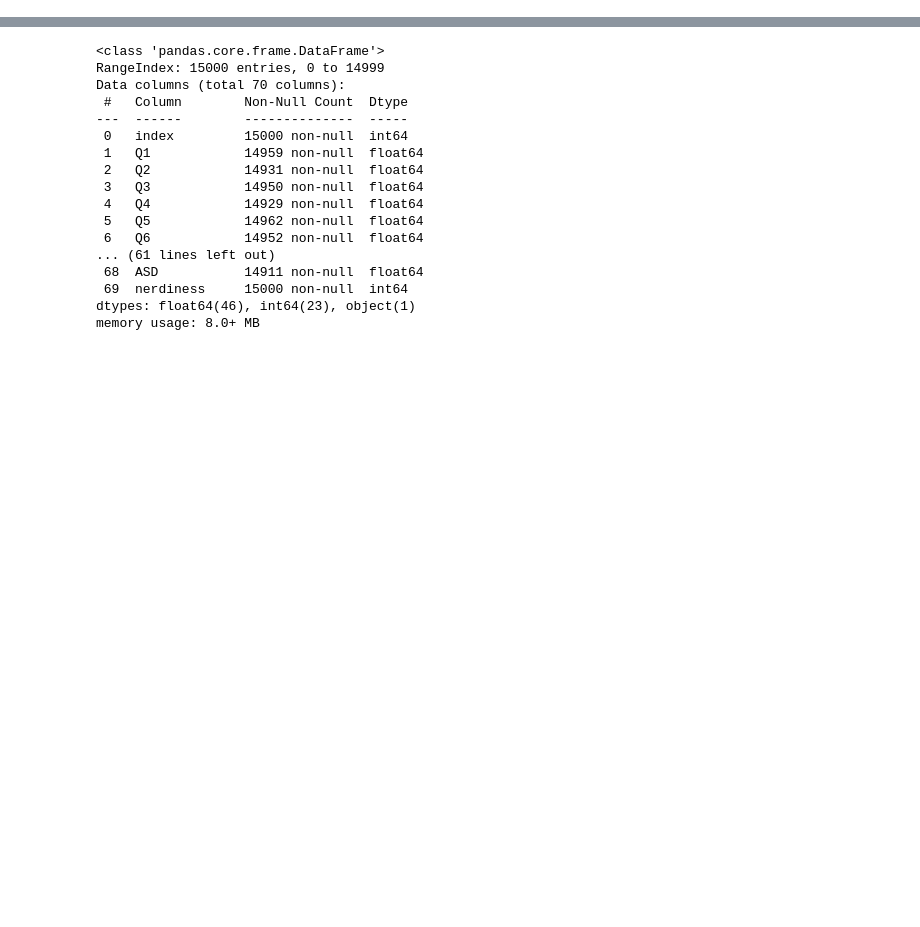
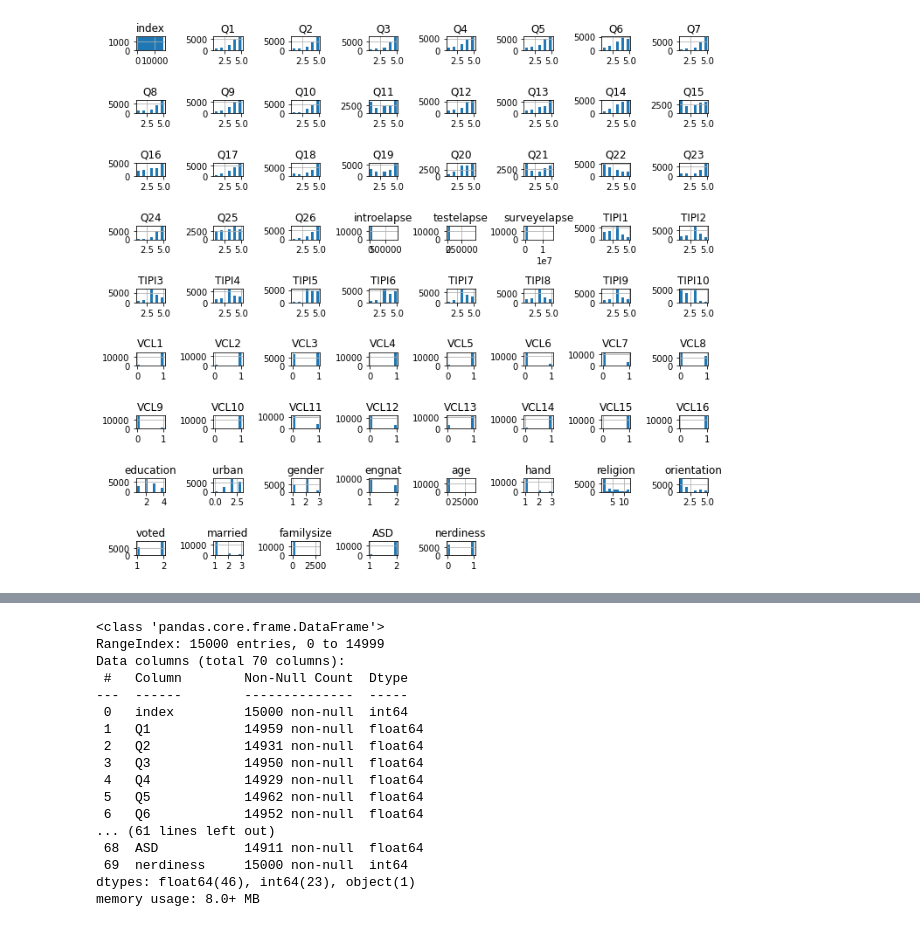
Before and after one commit to kde9867/SW, a Jupyter notebook: 심리_성향_예측을_위한_LGBM_BASELINE_(5).ipynb, the cells around one changed output, grey strips where cells are left out. Cells and saved outputs as stored; diff of their text form; code cells hidden in the pictures; blank space fills up the shorter version.

```diff
--- a/심리_성향_예측을_위한_LGBM_BASELINE_(5).ipynb
+++ b/심리_성향_예측을_위한_LGBM_BASELINE_(5).ipynb
@@ -22,0 +30,6 @@ Warning: Total number of columns (70) exceeds max_columns (20) limiting to first
+# %%
+train.hist(figsize=(10,9))
+plt.tight_layout()
+plt.show()
+# %% [output]
+[figure, added]
```
Also changed, not shown: parts of 11 cells of this notebook.
